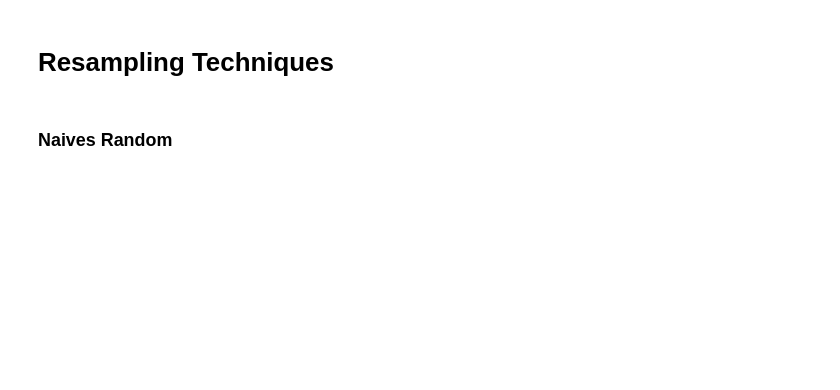
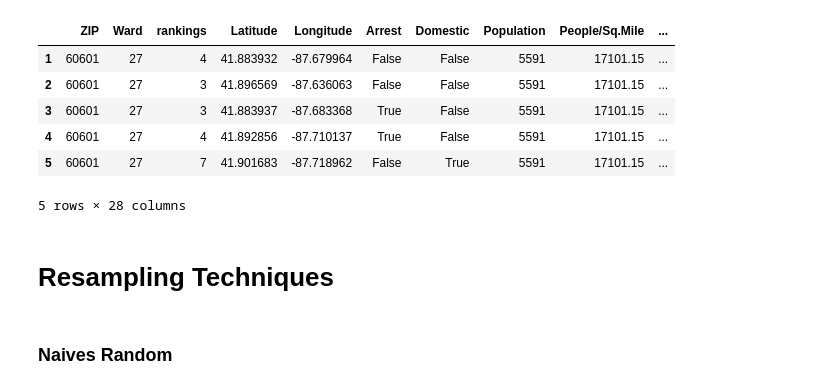
Before and after one commit to mmcdan13/capstone_project, a Jupyter notebook: Model.ipynb, the cells around one changed output. Cells and saved outputs as stored; diff of their text form; code cells hidden in the pictures; blank space fills up the shorter version.

```diff
--- a/Model.ipynb
+++ b/Model.ipynb
@@ -10,0 +39,12 @@ crime = pd.read_csv('2020_crime.csv')
+# %%
+primary_type = cleaned_crime.Primary_Type.value_counts()
+# %%
+# Determine which values to replace if counts are less than ...?
+replace_primary = list(primary_type[primary_type < 1000].index)
+
+# Replace in dataframe
+for primary in replace_primary:
+    cleaned_crime.Primary_Type = cleaned_crime.Primary_Type.replace(primary,"Other")
+
+# Check to make sure binning was successful
+cleaned_crime.Primary_Type.value_counts()
@@ -10,0 +66,13 @@ crime = pd.read_csv('2020_crime.csv')
+# %%
+# Generate our categorical variable lists
+crime_obj = list(cleaned_crime.dtypes[cleaned_crime.dtypes == 'object'].index)
+# %%
+# Create a OneHotEncoder instance
+enc = OneHotEncoder(sparse=False)
+
+# Fit and transform the OneHotEncoder using the categorical variable list
+encode_df = pd.DataFrame(enc.fit_transform(cleaned_crime[crime_obj]))
+
+# Add the encoded variable names to the dataframe
+encode_df.columns = enc.get_feature_names(crime_obj)
+encode_df.head()
@@ -11 +86,14 @@ crime = pd.read_csv('2020_crime.csv')
+# %%
+# Merge one-hot encoded features and drop the originals
+cleaned_crime = cleaned_crime.merge(encode_df, left_index=True, right_index=True)
+cleaned_crime = cleaned_crime.drop(columns=crime_obj,axis=1)
+cleaned_crime.head()
+# %% [output]
+|  | ZIP | Ward | rankings | Latitude | Longitude | Arrest | Domestic | Population | People/Sq.Mile | ... |
+| 1 | 60601 | 27 | 4 | 41.883932 | -87.679964 | False | False | 5591 | 17101.15 | ... |
+| 2 | 60601 | 27 | 3 | 41.896569 | -87.636063 | False | False | 5591 | 17101.15 | ... |
+| 3 | 60601 | 27 | 3 | 41.883937 | -87.683368 | True | False | 5591 | 17101.15 | ... |
+| 4 | 60601 | 27 | 4 | 41.892856 | -87.710137 | True | False | 5591 | 17101.15 | ... |
+| 5 | 60601 | 27 | 7 | 41.901683 | -87.718962 | False | True | 5591 | 17101.15 | ... |
+5 rows × 28 columns
 # %%
```
Also changed, not shown: parts of 33 cells of this notebook, 7 other files.
